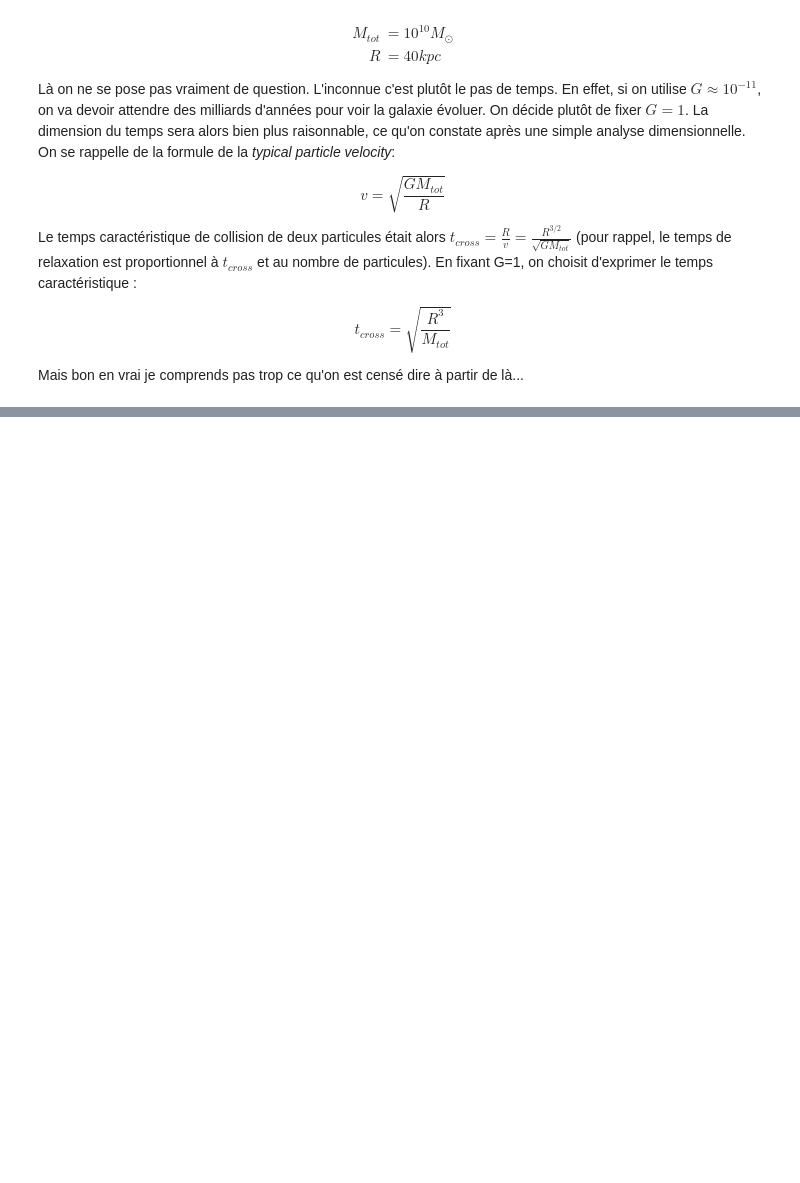
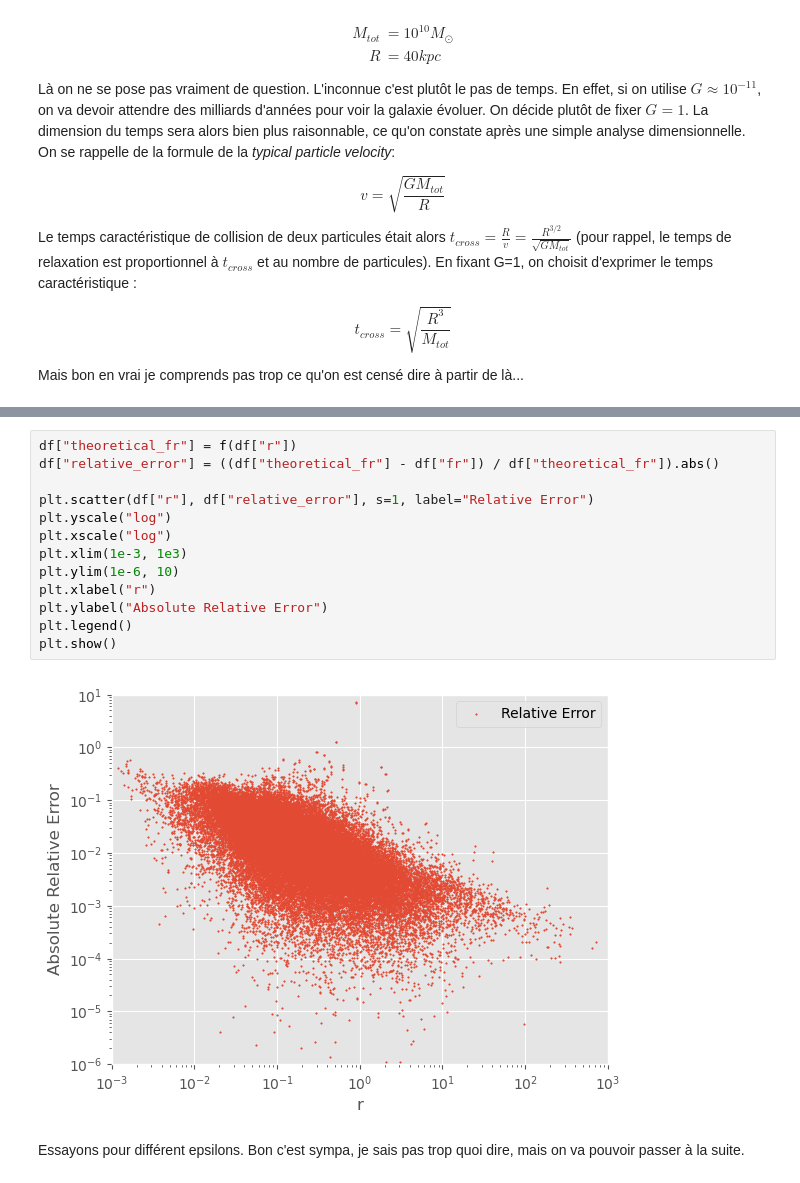
Before and after one commit to ProfesseurShadoko/compastro, a Jupyter notebook: scripts/look_at_data.ipynb, the cells around one changed output, grey strips where cells are left out. Saved outputs shown, nothing was run; the diff lists cells and outputs as text; blank space fills up the shorter version.

```diff
--- a/scripts/look_at_data.ipynb
+++ b/scripts/look_at_data.ipynb
@@ -178,0 +283,17 @@ Pour ça, on va avoir besoin d'un calcul direct des forces. Le script en Python
+# %%
+df["theoretical_fr"] = f(df["r"])
+df["relative_error"] = ((df["theoretical_fr"] - df["fr"]) / df["theoretical_fr"]).abs()
+
+plt.scatter(df["r"], df["relative_error"], s=1, label="Relative Error")
+plt.yscale("log")
+plt.xscale("log")
+plt.xlim(1e-3, 1e3)
+plt.ylim(1e-6, 10)
+plt.xlabel("r")
+plt.ylabel("Absolute Relative Error")
+plt.legend()
+plt.show()
+# %% [output]
+[figure, added]
+# %% [markdown]
+Essayons pour différent epsilons. Bon c'est sympa, je sais pas trop quoi dire, mais on va pouvoir passer à la suite.
```
Also changed, not shown: parts of 12 cells of this notebook, 6 other files.
